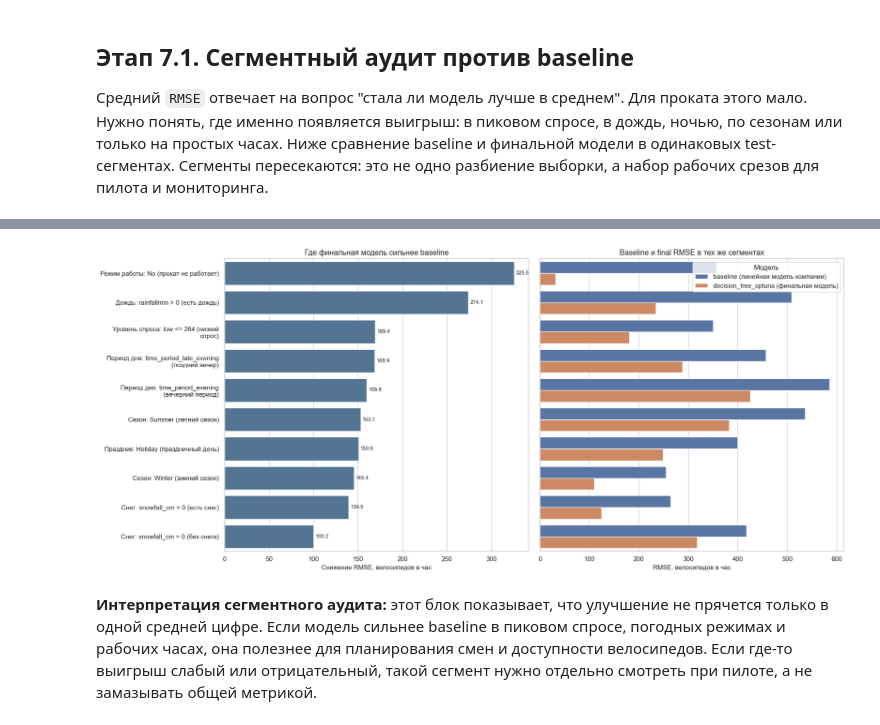
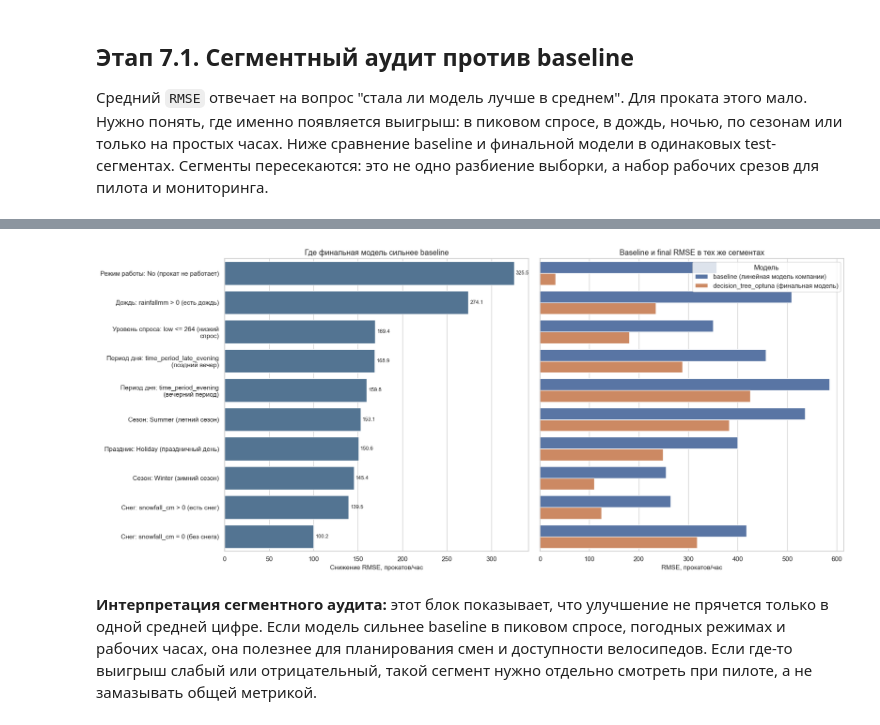
Before and after one commit to neiro/ds_sonv, a Jupyter notebook: ml-env/work.ipynb, the cells around one changed output, grey strips where cells are left out. Saved outputs shown, nothing was run; the diff lists cells and outputs as text; code cells hidden in the pictures.

```diff
--- a/ml-env/work.ipynb
+++ b/ml-env/work.ipynb
@@ -416,7 +416,7 @@ TIME_FEATURES = [
 BASE_FEATURES = BASE_NUMERIC_FEATURES + CATEGORICAL_FEATURES + TIME_FEATURES
 
 FEATURE_DESCRIPTIONS_RU = {
-    "rented_bike_count": "спрос на велосипеды",
+    "rented_bike_count": "число прокатов велосипедов",
     "temperature": "температура воздуха",
     "humidity": "влажность воздуха",
     "wind_speed_ms": "скорость ветра",
@@ -456,7 +456,7 @@ FEATURE_DESCRIPTIONS_RU = {
 }
 
 FEATURE_UNITS = {
-    "rented_bike_count": "велосипедов в час",
+    "rented_bike_count": "прокатов/час",
     "temperature": "°C",
     "humidity": "%",
     "wind_speed_ms": "м/с",
@@ -1685,36 +1685,36 @@ plot_segments["segment_label"] = [
 ]
 
 rmse_pair_plot = plot_segments.melt(
     id_vars=["segment_label"],
     value_vars=["baseline_RMSE", "final_RMSE"],
     var_name="model",
     value_name="RMSE",
 )
 rmse_pair_plot["model"] = rmse_pair_plot["model"].map(
     {
         "baseline_RMSE": "baseline (линейная модель компании)",
         "final_RMSE": f"{best_model_name} (финальная модель)",
     }
 )
 
 fig, axes = plt.subplots(1, 2, figsize=(18, 8))
 sns.barplot(data=plot_segments, y="segment_label", x="RMSE_delta", ax=axes[0], color="#49759c")
 axes[0].set_title("Где финальная модель сильнее baseline")
-axes[0].set_xlabel("Снижение RMSE, велосипедов в час")
+axes[0].set_xlabel("Снижение RMSE, прокатов/час")
 axes[0].set_ylabel("")
 add_bar_labels(axes[0], "%.1f")
 
 sns.barplot(data=rmse_pair_plot, y="segment_label", x="RMSE", hue="model", ax=axes[1])
 axes[1].set_title("Baseline и final RMSE в тех же сегментах")
-axes[1].set_xlabel("RMSE, велосипедов в час")
+axes[1].set_xlabel("RMSE, прокатов/час")
 axes[1].set_ylabel("")
 axes[1].tick_params(axis="y", labelleft=False)
 axes[1].legend(title="Модель")
 
 plt.tight_layout()
 plt.show()
 # %% [output]
-[figure, old version]
+[figure, new version]
 # %% [markdown]
 **Интерпретация сегментного аудита:** этот блок показывает, что улучшение не прячется только в одной средней цифре. Если модель сильнее baseline в пиковом спросе, погодных режимах и рабочих часах, она полезнее для планирования смен и доступности велосипедов. Если где-то выигрыш слабый или отрицательный, такой сегмент нужно отдельно смотреть при пилоте, а не замазывать общей метрикой.
 # %% [markdown]
```
Also changed, not shown: parts of 15 cells of this notebook, 3 other files.
